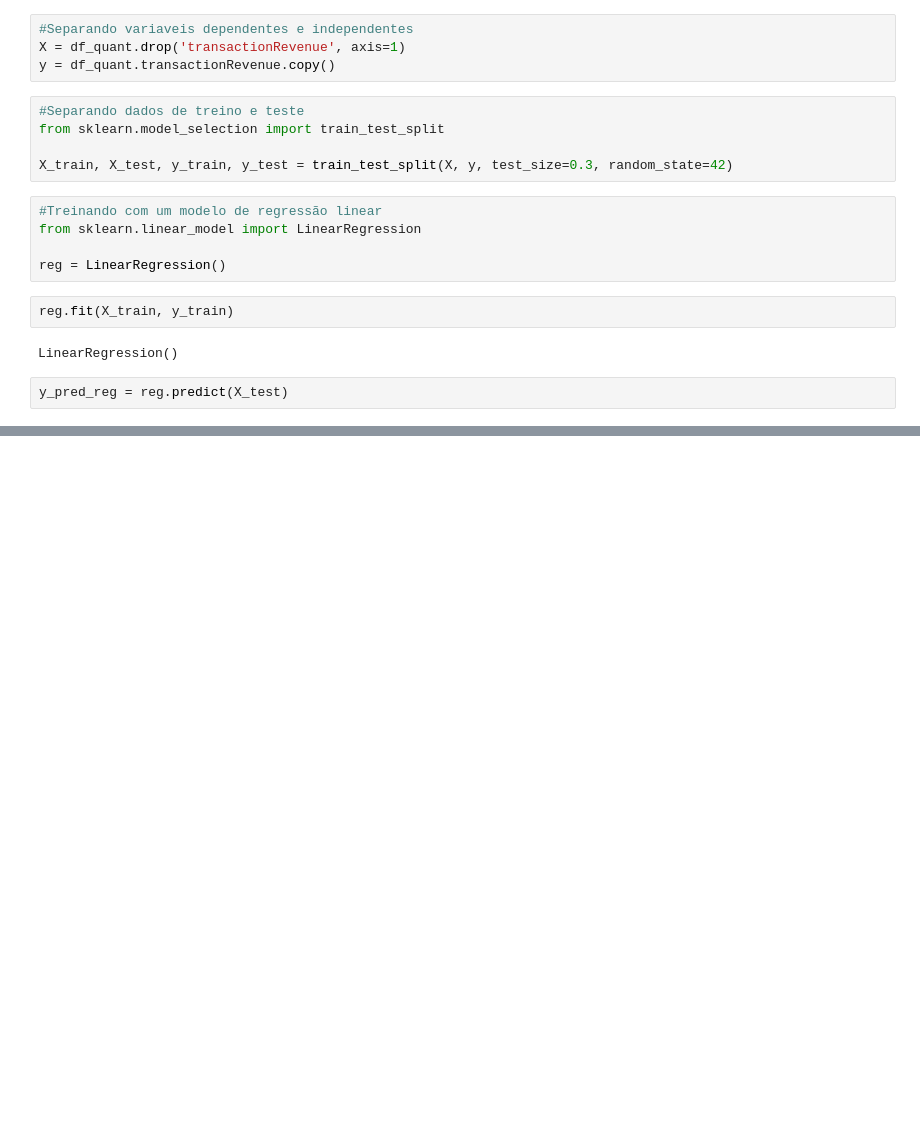
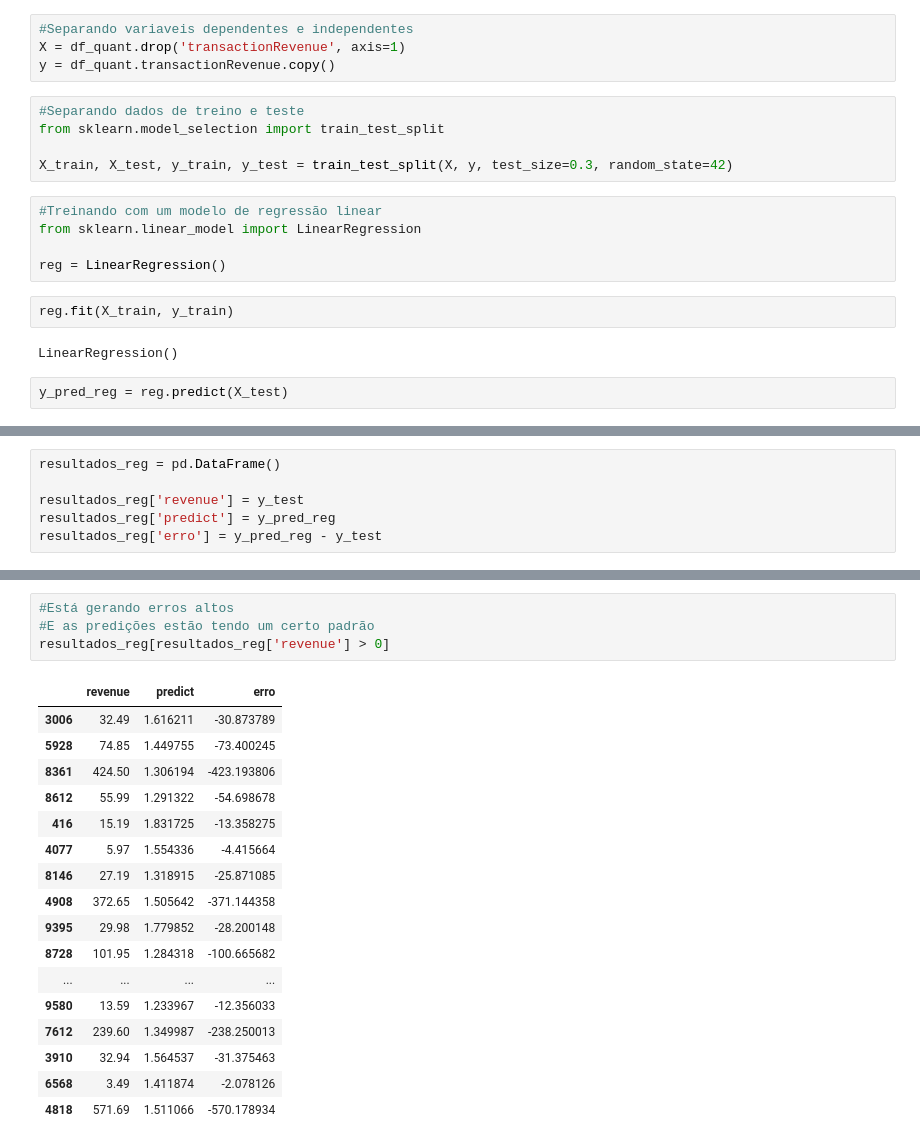
Before and after one commit to thayannefranca/ML_Marketing_Digital, a Jupyter notebook: Predicao_gastos_usuario.ipynb, the cells around one changed output, grey strips where cells are left out. Cells and saved outputs as stored; diff of their text form; blank space fills up the shorter version.

Commit message:
Analisando os resultados iniciais

```diff
--- a/Predicao_gastos_usuario.ipynb
+++ b/Predicao_gastos_usuario.ipynb
@@ -267,0 +270,6 @@ y_pred_reg = reg.predict(X_test)
+# %%
+resultados_reg = pd.DataFrame()
+
+resultados_reg['revenue'] = y_test
+resultados_reg['predict'] = y_pred_reg
+resultados_reg['erro'] = y_pred_reg - y_test
@@ -267,0 +292,22 @@ y_pred_reg = reg.predict(X_test)
+# %%
+#Está gerando erros altos
+#E as predições estão tendo um certo padrão
+resultados_reg[resultados_reg['revenue'] > 0]
+# %% [output]
+|  | revenue | predict | erro |
+| 3006 | 32.49 | 1.616211 | -30.873789 |
+| 5928 | 74.85 | 1.449755 | -73.400245 |
+| 8361 | 424.50 | 1.306194 | -423.193806 |
+| 8612 | 55.99 | 1.291322 | -54.698678 |
+| 416 | 15.19 | 1.831725 | -13.358275 |
+| 4077 | 5.97 | 1.554336 | -4.415664 |
+| 8146 | 27.19 | 1.318915 | -25.871085 |
+| 4908 | 372.65 | 1.505642 | -371.144358 |
+| 9395 | 29.98 | 1.779852 | -28.200148 |
+| 8728 | 101.95 | 1.284318 | -100.665682 |
+| ... | ... | ... | ... |
+| 9580 | 13.59 | 1.233967 | -12.356033 |
+| 7612 | 239.60 | 1.349987 | -238.250013 |
+| 3910 | 32.94 | 1.564537 | -31.375463 |
+| 6568 | 3.49 | 1.411874 | -2.078126 |
+| 4818 | 571.69 | 1.511066 | -570.178934 |
```
Also changed, not shown: parts of 15 cells of this notebook.
